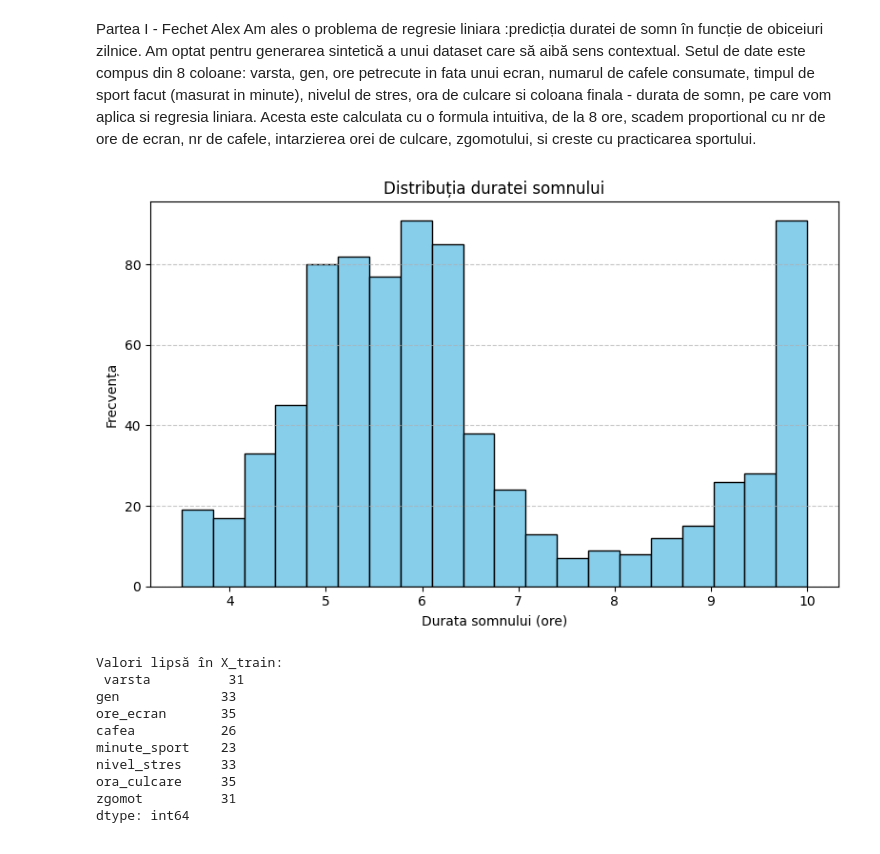
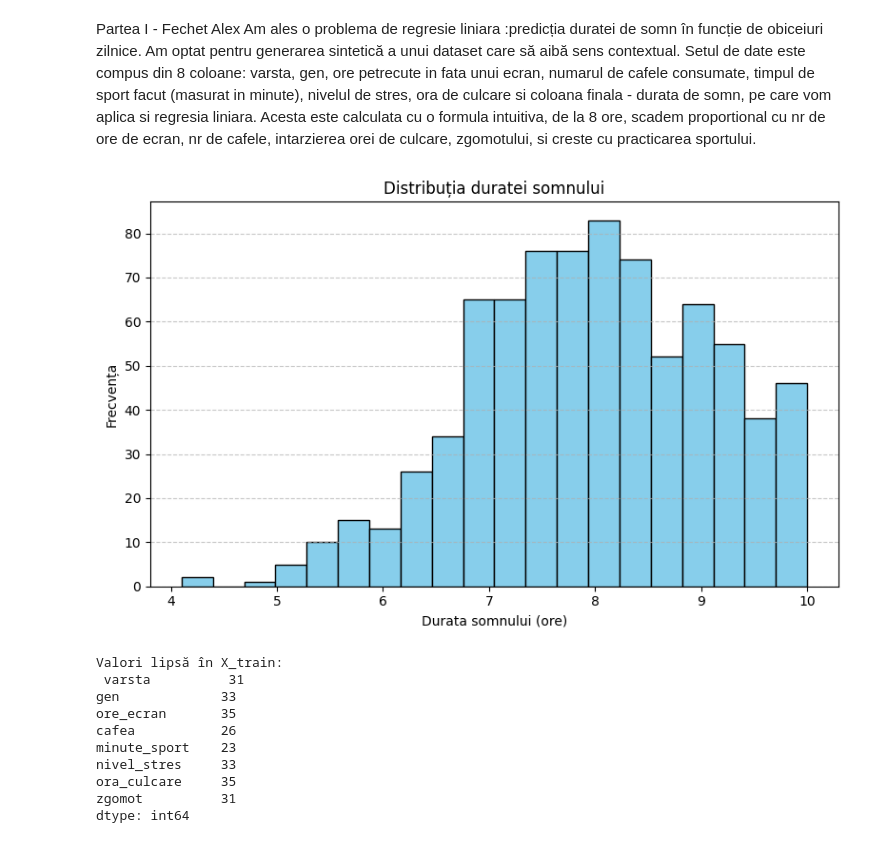
Before and after one commit to alexf05/pclp3, a Jupyter notebook: TEMA.ipynb, the cells around one changed output. Saved outputs shown, nothing was run; the diff lists cells and outputs as text; code cells hidden in the pictures.

```diff
--- a/TEMA.ipynb
+++ b/TEMA.ipynb
@@ -37,14 +37,15 @@ ora_culcare = np.around(ora_culcare, 1)
 zgomot = np.random.random(size=num_rows) * 20 + 60 #intre 60-80
 
 # Simulare logică a duratei somnului (variabila țintă)
+# 0.1->6 min
 durata_somn = (
     8
     - 0.3 * ore_ecran
     - 0.4 * cafea
-    # + 0.008 * minute_sport * (minute_sport < 60)
-    # + 0.25 * (minute_sport > 60)
-    - 0.2 * (((20 <= ora_culcare) & (ora_culcare <= 24)) * ora_culcare - 22)
-    - 0.5 * ora_culcare * ((4 >= ora_culcare) & (ora_culcare >= 0))
+    + 0.08 * minute_sport * (minute_sport < 60)
+    + 0.25 * (minute_sport > 60)
+    - 0.15 * (((20 <= ora_culcare) & (ora_culcare <= 23.5)) * (ora_culcare - 22))
+    + 0.15 * ora_culcare * ((4 >= ora_culcare) & (ora_culcare >= 0))
     - 0.5 * (zgomot > 70)
 )
 durata_somn = np.round(np.clip(durata_somn, 3.5, 10), 1)
@@ -64,34 +65,34 @@ df = pd.DataFrame({
 
 plt.figure(figsize=(8, 5))
 plt.hist(df["durata_somn"].dropna(), bins=20, edgecolor='black', color='skyblue')
 plt.title("Distribuția duratei somnului")
 plt.xlabel("Durata somnului (ore)")
 plt.ylabel("Frecvența")
 plt.grid(axis='y', linestyle='--', alpha=0.7)
 plt.tight_layout()
 plt.show()
 
 #stimulam lipsuri
 total_cells = df.shape[0] * df.shape[1]
 num_missing = int(total_cells * 0.05)
 
 for i in range(num_missing):
     row = np.random.randint(0, df.shape[0])  # rând random
     col = np.random.randint(0, 9)
 
     df.iat[row, col] = np.nan
 
 
 
 df.to_csv("full_dataset.csv", index=False)
 df_train, df_test = train_test_split(df, test_size=0.2, random_state=42)
 df_train.to_csv("train_dataset.csv", index=False)
 df_test.to_csv("test_dataset.csv", index=False)
 X = df.iloc[:, 0:8]
 y = df.iloc[:, 8]
 X_train, X_test, y_train, y_test = train_test_split(X, y, test_size=0.2, random_state=42)
 # %% [output]
-[figure, old version]
+[figure, new version]
 # %%
 print("Valori lipsă în X_train:\n", X_train.isnull().sum())
 print("\nValori lipsă în X_test:\n", X_test.isnull().sum())
```
